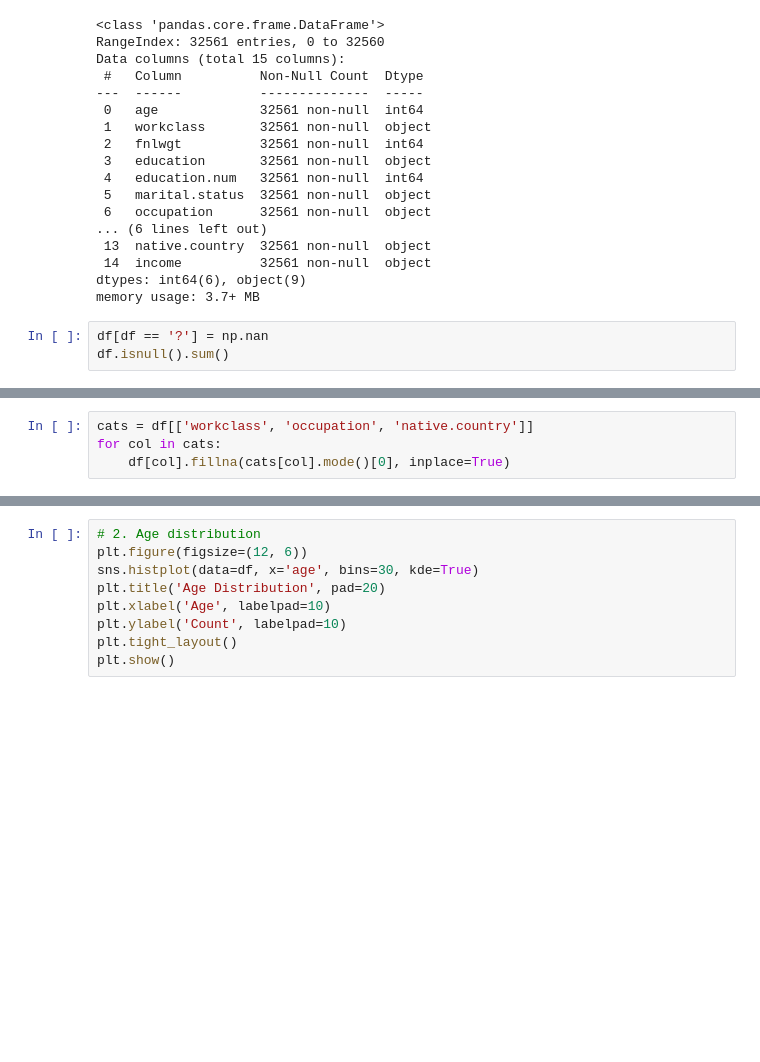
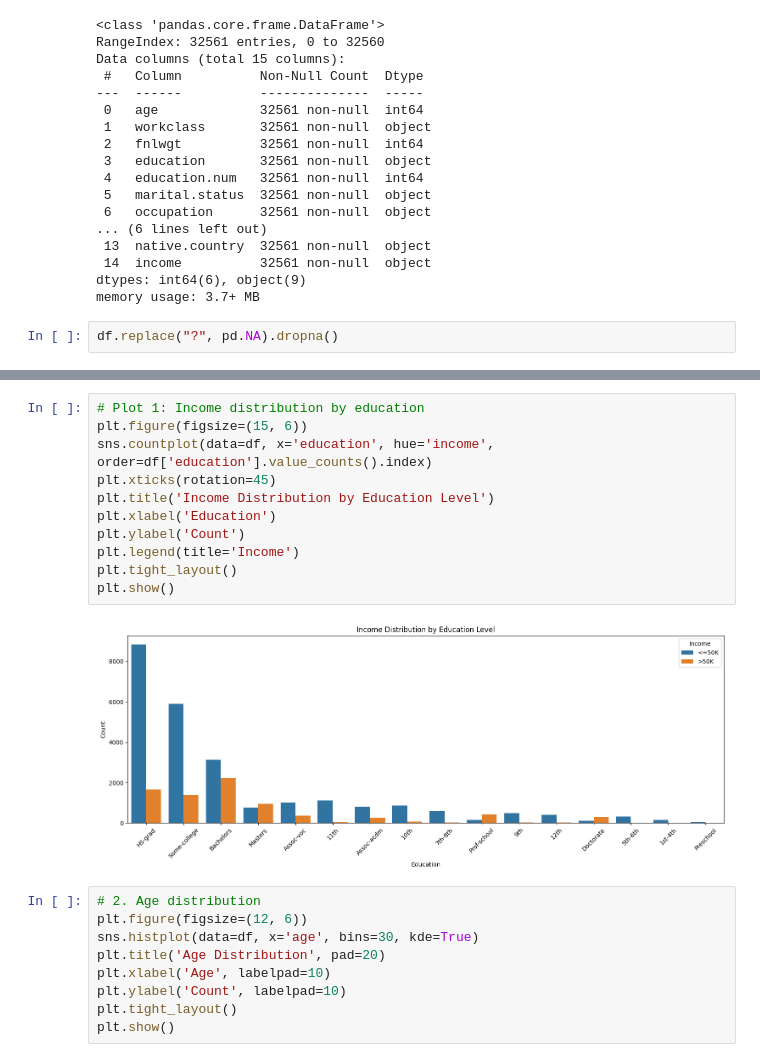
Before and after one commit to mohamed-geweida/adult-census-income-ml, a Jupyter notebook: adult_census_income.ipynb, the cells around one changed output, grey strips where cells are left out. Saved outputs shown, nothing was run; the diff lists cells and outputs as text; blank space fills up the shorter version.

```diff
--- a/adult_census_income.ipynb
+++ b/adult_census_income.ipynb
@@ -59,6 +65,5 @@ Data columns (total 15 columns):
 dtypes: int64(6), object(9)
 memory usage: 3.7+ MB
 # %%
-df[df == '?'] = np.nan
-df.isnull().sum()
+df.replace("?", pd.NA).dropna()
 # %% [output]
@@ -81,4 +82,0 @@ dtype: int64
-# %%
-cats = df[['workclass', 'occupation', 'native.country']]
-for col in cats:
-    df[col].fillna(cats[col].mode()[0], inplace=True)
@@ -111,3 +87,16 @@ dtype: int64
+# %%
+# Plot 1: Income distribution by education
+plt.figure(figsize=(15, 6))
+sns.countplot(data=df, x='education', hue='income', order=df['education'].value_counts().index)
+plt.xticks(rotation=45)
+plt.title('Income Distribution by Education Level')
+plt.xlabel('Education')
+plt.ylabel('Count')
+plt.legend(title='Income')
+plt.tight_layout()
+plt.show()
+# %% [output]
+[figure, added]
 # %%
 # 2. Age distribution
 plt.figure(figsize=(12, 6))
```
Also changed, not shown: parts of 18 cells of this notebook.
